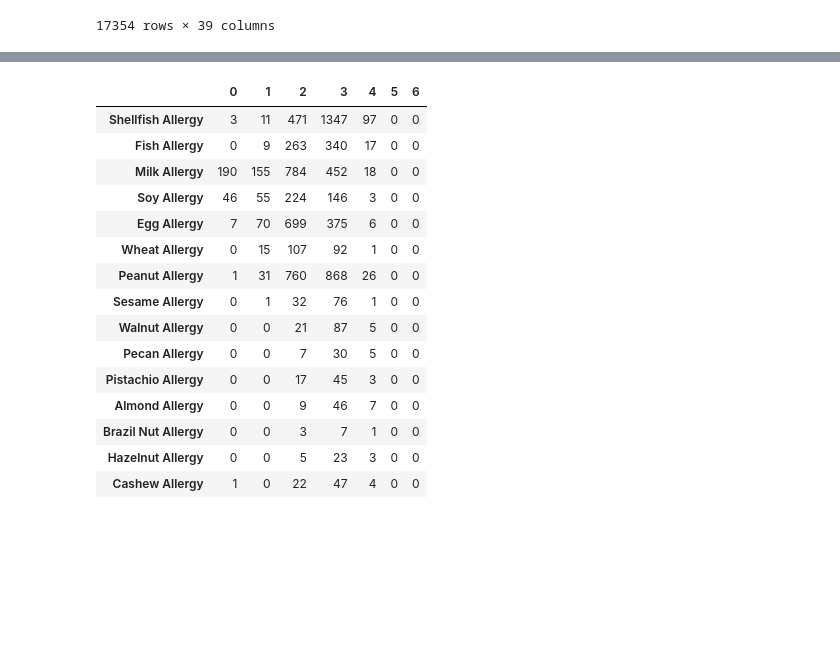
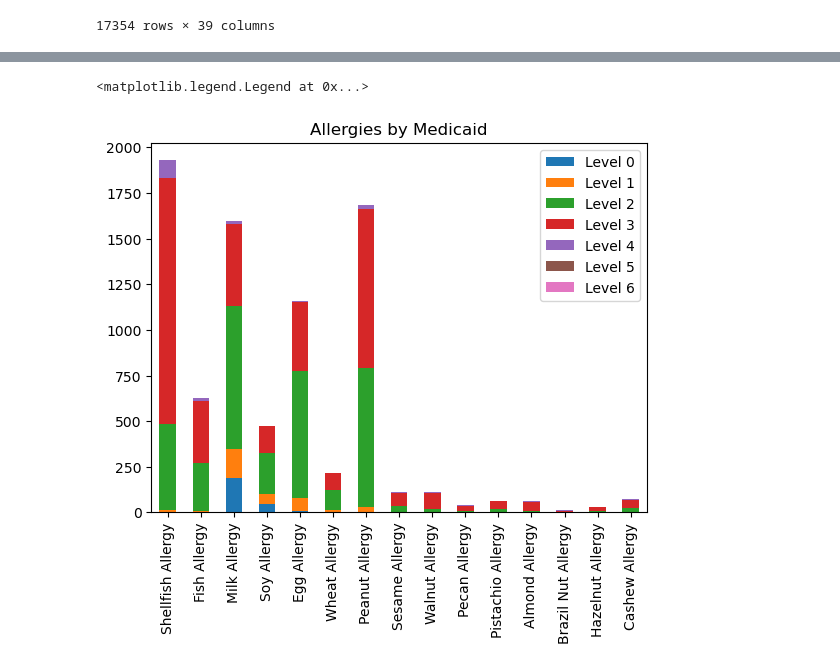
Before and after one commit to rbeebe1/project_01_group_01, a Jupyter notebook: app.ipynb, the cells around one changed output, grey strips where cells are left out. Drawn from its saved outputs; the diff is of its cells as text; code cells hidden in the pictures; blank space fills up the shorter version.

```diff
--- a/app.ipynb
+++ b/app.ipynb
@@ -233,42 +234,31 @@ NameError: name 'birth_years' is not defined
 # %%
 medicaid_rates = pd.DataFrame()
 nonmedicaid_rates = pd.DataFrame()
 
 medicaid_mask = food_allergy_clean[food_allergy_clean["PAYER_FACTOR"]=="P1 - Medicaid"]
 nonmedicaid_mask = food_allergy_clean[food_allergy_clean["PAYER_FACTOR"]=="P0 - Non-Medicaid"]
 
 medicaid_allergy_name = []
 
 for keys, values in allergyDict.items():
     medicaid_allergy_name.append(keys)
     df = pd.DataFrame(medicaid_mask.groupby(allergyDict[keys][0]).size())
     df1 = df.T
     medicaid_rates = pd.concat([medicaid_rates, df1])
 
 nonmedicaid_allergy_name = []
 for keys, values in allergyDict.items():
     nonmedicaid_allergy_name.append(keys)
     df = pd.DataFrame(nonmedicaid_mask.groupby(allergyDict[keys][0]).size())
     df1 = df.T
     nonmedicaid_rates = pd.concat([nonmedicaid_rates, df1])
 
 medicaid_rates.index=medicaid_allergy_name
 nonmedicaid_rates.index=nonmedicaid_allergy_name
 medicaid_rates
+
+medicaid_rates.plot(kind='bar',stacked=True, title = "Allergies by Medicaid")
+plt.legend(labels = labels)
 # %% [output]
-|  | 0 | 1 | 2 | 3 | 4 | 5 | 6 |
-| Shellfish Allergy | 3 | 11 | 471 | 1347 | 97 | 0 | 0 |
-| Fish Allergy | 0 | 9 | 263 | 340 | 17 | 0 | 0 |
-| Milk Allergy | 190 | 155 | 784 | 452 | 18 | 0 | 0 |
-| Soy Allergy | 46 | 55 | 224 | 146 | 3 | 0 | 0 |
-| Egg Allergy | 7 | 70 | 699 | 375 | 6 | 0 | 0 |
-| Wheat Allergy | 0 | 15 | 107 | 92 | 1 | 0 | 0 |
-| Peanut Allergy | 1 | 31 | 760 | 868 | 26 | 0 | 0 |
-| Sesame Allergy | 0 | 1 | 32 | 76 | 1 | 0 | 0 |
-| Walnut Allergy | 0 | 0 | 21 | 87 | 5 | 0 | 0 |
-| Pecan Allergy | 0 | 0 | 7 | 30 | 5 | 0 | 0 |
-| Pistachio Allergy | 0 | 0 | 17 | 45 | 3 | 0 | 0 |
-| Almond Allergy | 0 | 0 | 9 | 46 | 7 | 0 | 0 |
-| Brazil Nut Allergy | 0 | 0 | 3 | 7 | 1 | 0 | 0 |
-| Hazelnut Allergy | 0 | 0 | 5 | 23 | 3 | 0 | 0 |
-| Cashew Allergy | 1 | 0 | 22 | 47 | 4 | 0 | 0 |
+<matplotlib.legend.Legend at 0x...>
+[figure, added]
```
Also changed, not shown: parts of 15 cells of this notebook.
